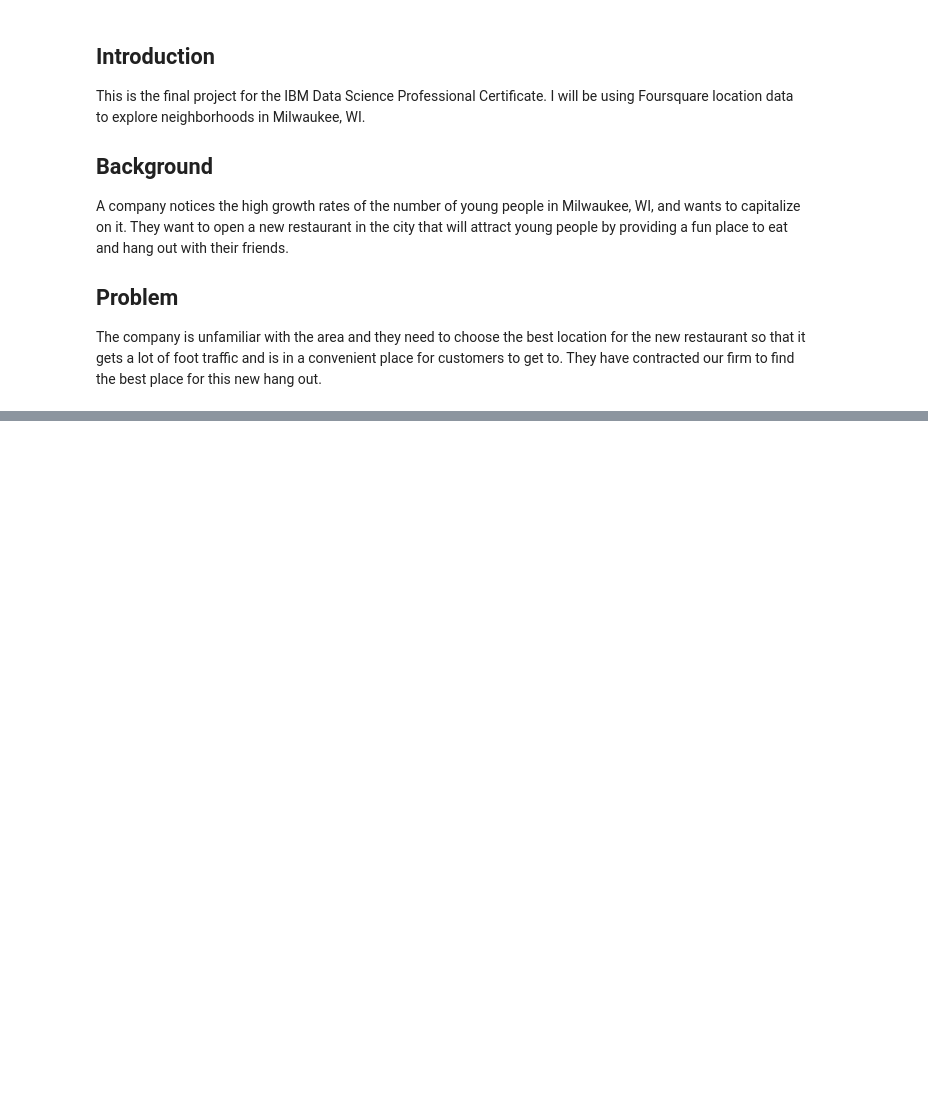
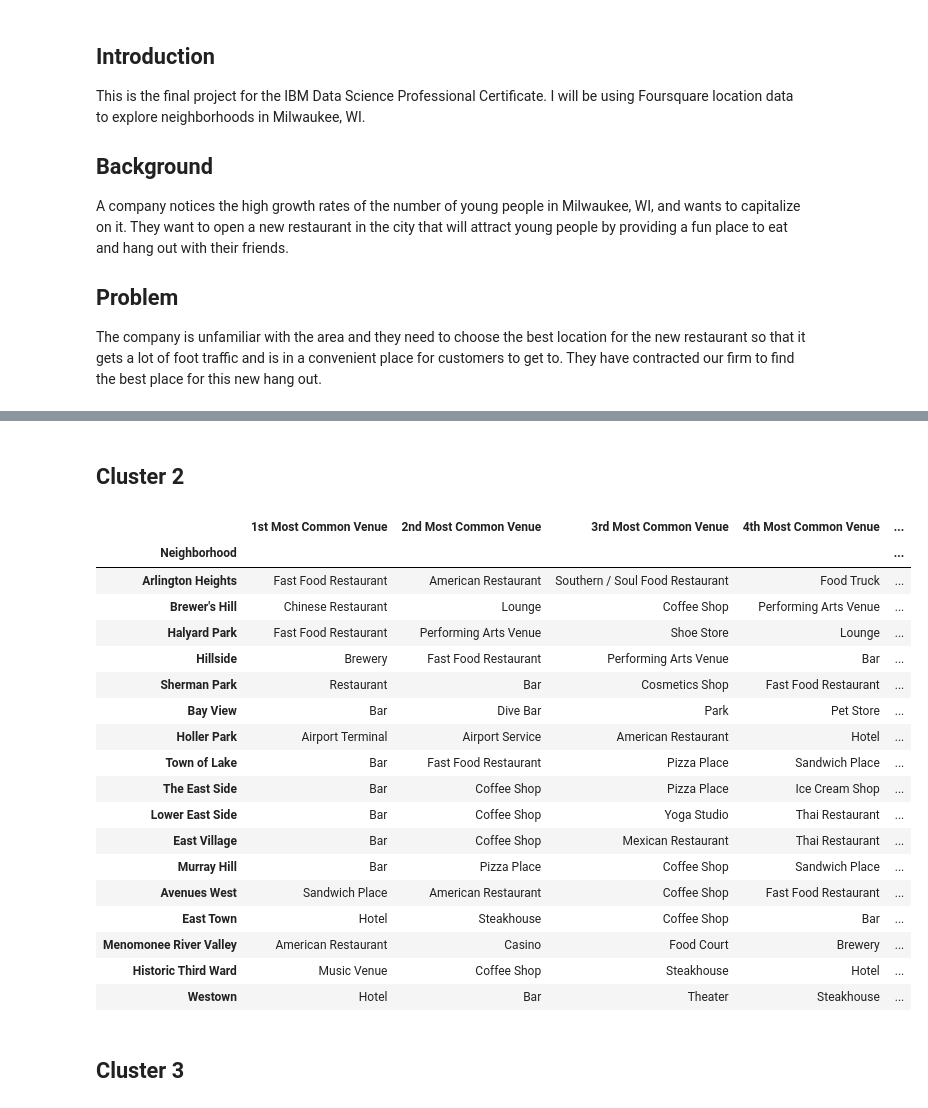
Before and after one commit to michaelball460/Coursera_Capstone, a Jupyter notebook: Capstone/BattleOfNeighborhoods.ipynb, the cells around one changed output, grey strips where cells are left out. Saved outputs shown, nothing was run; the diff lists cells and outputs as text; code cells hidden in the pictures; blank space fills up the shorter version.

```diff
--- a/Capstone/BattleOfNeighborhoods.ipynb
+++ b/Capstone/BattleOfNeighborhoods.ipynb
@@ -16,0 +280,4 @@ The second data source I will be using is venue data from the Foursquare API. I
+# %%
+#Find college campus or condos
+df_college = mke_venues[mke_venues['Venue Category'].str.contains('Residential Building') | mke_venues['Venue Category'].str.contains('College')]
+df_college.head()
@@ -16,0 +291,9 @@ The second data source I will be using is venue data from the Foursquare API. I
+# %%
+#Add column to indicate neighborhoods college campus or condos near by
+cols = df_college['Neighborhood'].unique()
+indice = mke_venues_sorted[mke_venues_sorted['Neighborhood'].isin(cols)].index.values
+
+mke_venues_sorted['College'] = 'No'
+mke_venues_sorted.loc[indice, 'College'] = 'Yes'
+
+mke_venues_sorted.head()
@@ -16,0 +309,11 @@ The second data source I will be using is venue data from the Foursquare API. I
+# %%
+# set number of clusters
+kclusters = 5
+
+mke_grouped_clustering = mke_grouped.drop('Neighborhood', 1)
+
+# run k-means clustering
+kmeans = KMeans(n_clusters = kclusters, n_init = 25, random_state=0).fit(mke_grouped_clustering)
+
+# check cluster labels generated for each row in the dataframe
+kmeans.labels_[0:10]
@@ -16,0 +322,7 @@ The second data source I will be using is venue data from the Foursquare API. I
+# %%
+# add clustering labels
+mke_venues_sorted.insert(0, 'Cluster Labels', kmeans.labels_)
+
+mke_data.set_index("Neighborhood", inplace = True)
+# merge mke_grouped with mke_data to add latitude/longitude for each neighborhood
+mke_merged = mke_data.join(mke_venues_sorted.set_index('Neighborhood'), on='Neighborhood')
@@ -16,0 +391,26 @@ The second data source I will be using is venue data from the Foursquare API. I
+# %% [markdown]
+## Cluster 2
+# %%
+mke_merged.loc[mke_merged['Cluster Labels'] == 1, mke_merged.columns[list(range(4, mke_merged.shape[1]))]]
+# %% [output]
+|  | 1st Most Common Venue | 2nd Most Common Venue | 3rd Most Common Venue | 4th Most Common Venue | ... |
+| Neighborhood |  |  |  |  | ... |
+| Arlington Heights | Fast Food Restaurant | American Restaurant | Southern / Soul Food Restaurant | Food Truck | ... |
+| Brewer's Hill | Chinese Restaurant | Lounge | Coffee Shop | Performing Arts Venue | ... |
+| Halyard Park | Fast Food Restaurant | Performing Arts Venue | Shoe Store | Lounge | ... |
+| Hillside | Brewery | Fast Food Restaurant | Performing Arts Venue | Bar | ... |
+| Sherman Park | Restaurant | Bar | Cosmetics Shop | Fast Food Restaurant | ... |
+| Bay View | Bar | Dive Bar | Park | Pet Store | ... |
+| Holler Park | Airport Terminal | Airport Service | American Restaurant | Hotel | ... |
+| Town of Lake | Bar | Fast Food Restaurant | Pizza Place | Sandwich Place | ... |
+| The East Side | Bar | Coffee Shop | Pizza Place | Ice Cream Shop | ... |
+| Lower East Side | Bar | Coffee Shop | Yoga Studio | Thai Restaurant | ... |
+| East Village | Bar | Coffee Shop | Mexican Restaurant | Thai Restaurant | ... |
+| Murray Hill | Bar | Pizza Place | Coffee Shop | Sandwich Place | ... |
+| Avenues West | Sandwich Place | American Restaurant | Coffee Shop | Fast Food Restaurant | ... |
+| East Town | Hotel | Steakhouse | Coffee Shop | Bar | ... |
+| Menomonee River Valley | American Restaurant | Casino | Food Court | Brewery | ... |
+| Historic Third Ward | Music Venue | Coffee Shop | Steakhouse | Hotel | ... |
+| Westown | Hotel | Bar | Theater | Steakhouse | ... |
+# %% [markdown]
+## Cluster 3
```
Also changed, not shown: parts of 37 cells of this notebook, 1 other file.
